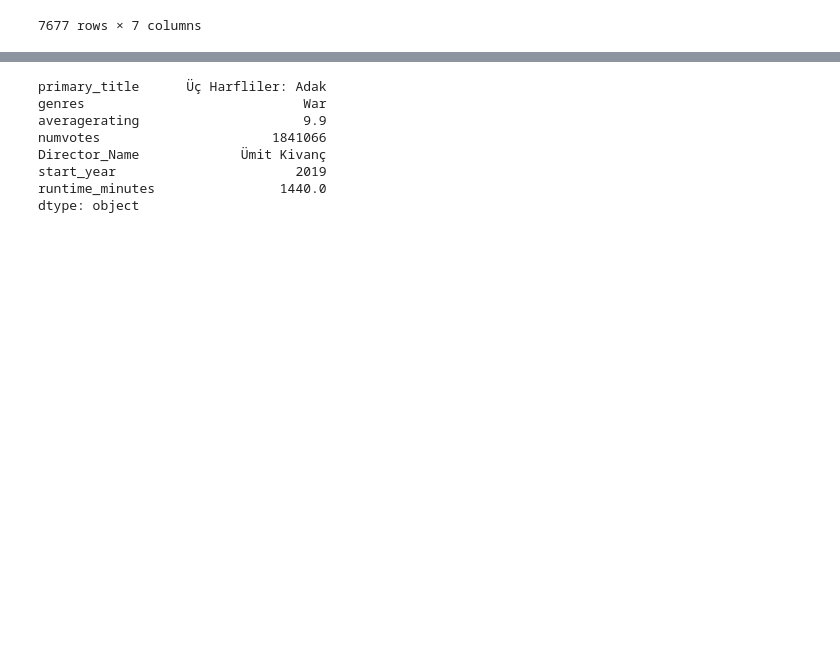
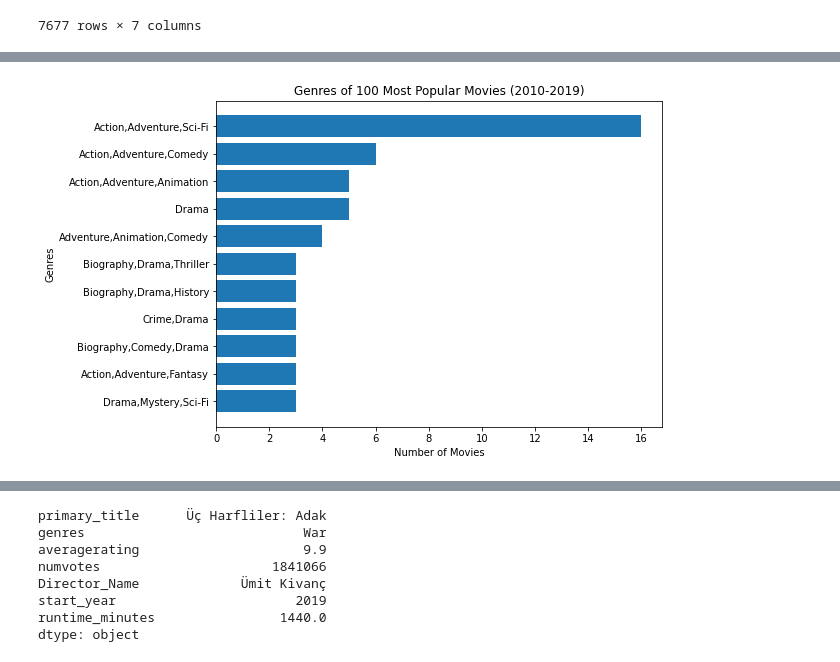
Before and after one commit to BryanKeating/MovieDataProject, a Jupyter notebook: dirty_imdb_actual.ipynb, the cells around one changed output, grey strips where cells are left out. Drawn from its saved outputs; the diff is of its cells as text; code cells hidden in the pictures; blank space fills up the shorter version.

```diff
--- a/dirty_imdb_actual.ipynb
+++ b/dirty_imdb_actual.ipynb
@@ -571,0 +746,2 @@ imdf_clean
+# %%
+popdf_head_11 = popdf_head['genres'].value_counts().head(11)
@@ -571,0 +767,19 @@ imdf_clean
+# %%
+fig, ax = plt.subplots(figsize=(8, 6))
+
+# Making the bar chart horizonal to more easily read animal types
+ax.barh(popdf_head_11.index, popdf_head_11)
+
+# inverting y axis so it shows in size order
+ax.invert_yaxis()
+
+
+# adjusting the X axis format to add commas
+# ax.xaxis.set_major_formatter(StrMethodFormatter('{x:,.0f}'))
+
+ax.set_title("Genres of 100 Most Popular Movies (2010-2019)")
+ax.set_ylabel("Genres")
+ax.set_xlabel("Number of Movies")
+plt.show()
+# %% [output]
+[figure, added]
```
Also changed, not shown: parts of 63 cells of this notebook, 1 other file.
